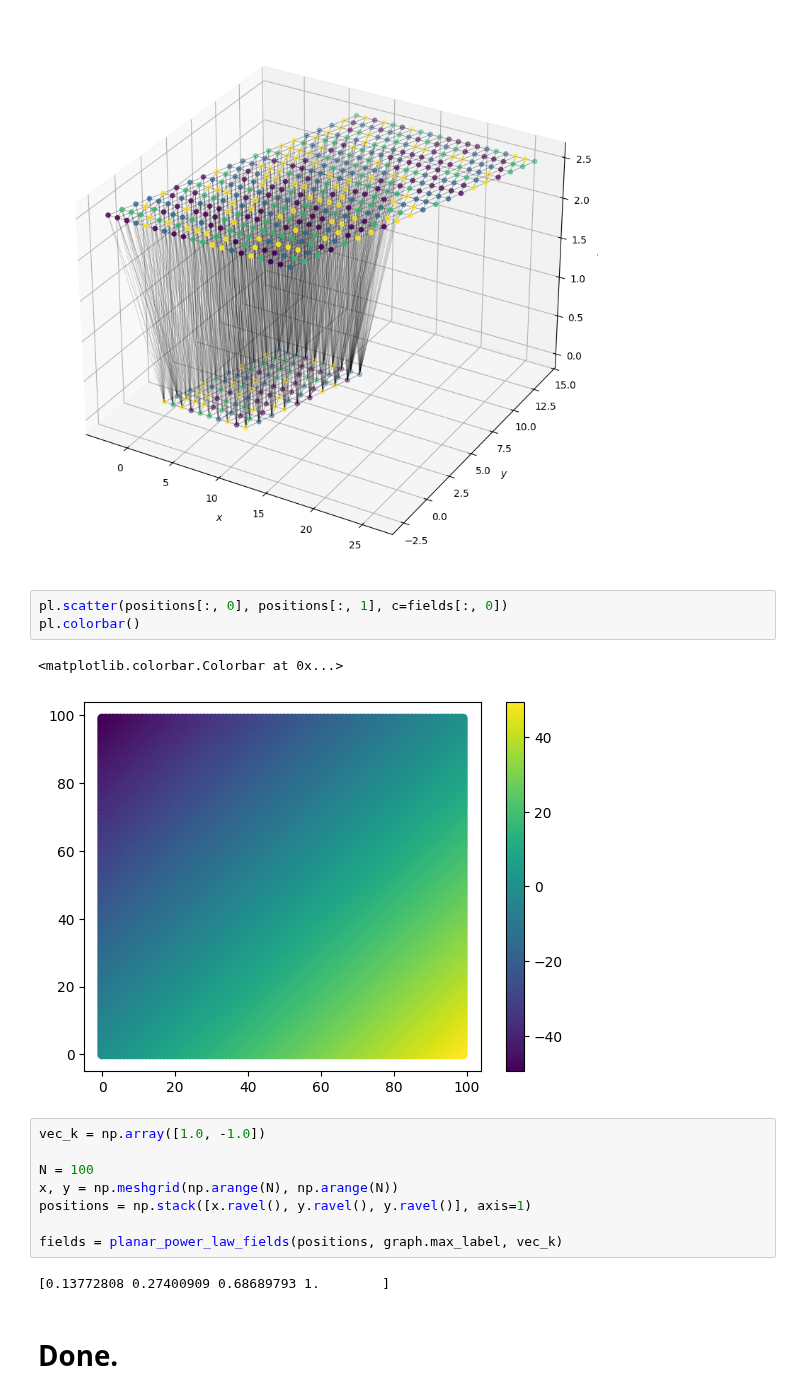
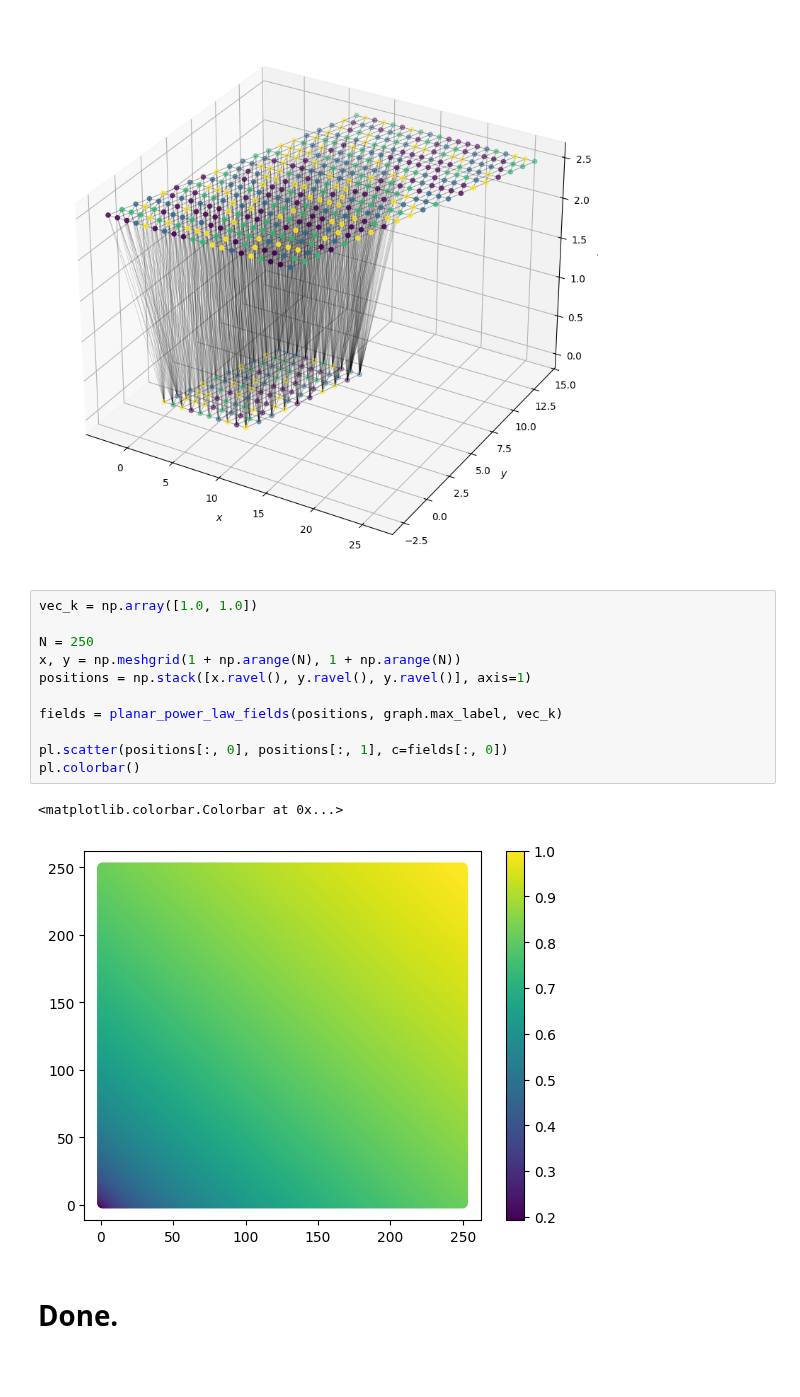
Before and after one commit to michaelJwilson/cnaster, a Jupyter notebook: docs/nb/sim.ipynb, the cells around one changed output. Saved outputs shown, nothing was run; the diff lists cells and outputs as text; blank space fills up the shorter version.

```diff
--- a/docs/nb/sim.ipynb
+++ b/docs/nb/sim.ipynb
@@ -114,21 +114,19 @@ cost, hcost
 plot_cnaster_graph(graph)
 # %% [output]
 [figure]
-# %%
-pl.scatter(positions[:, 0], positions[:, 1], c=fields[:, 0])
-pl.colorbar()
-# %% [output]
-<matplotlib.colorbar.Colorbar at 0x...>
-[figure, removed]
 # %%
-vec_k = np.array([1.0, -1.0])
+vec_k = np.array([1.0, 1.0])
 
-N = 100
-x, y = np.meshgrid(np.arange(N), np.arange(N))
+N = 250
+x, y = np.meshgrid(1 + np.arange(N), 1 + np.arange(N))
 positions = np.stack([x.ravel(), y.ravel(), y.ravel()], axis=1)
 
 fields = planar_power_law_fields(positions, graph.max_label, vec_k)
+
+pl.scatter(positions[:, 0], positions[:, 1], c=fields[:, 0])
+pl.colorbar()
 # %% [output]
-[0.13772808 0.27400909 0.68689793 1.        ]
+<matplotlib.colorbar.Colorbar at 0x...>
+[figure, added]
 # %% [markdown]
 # Done.
```
Also changed, not shown: 1 other file.
